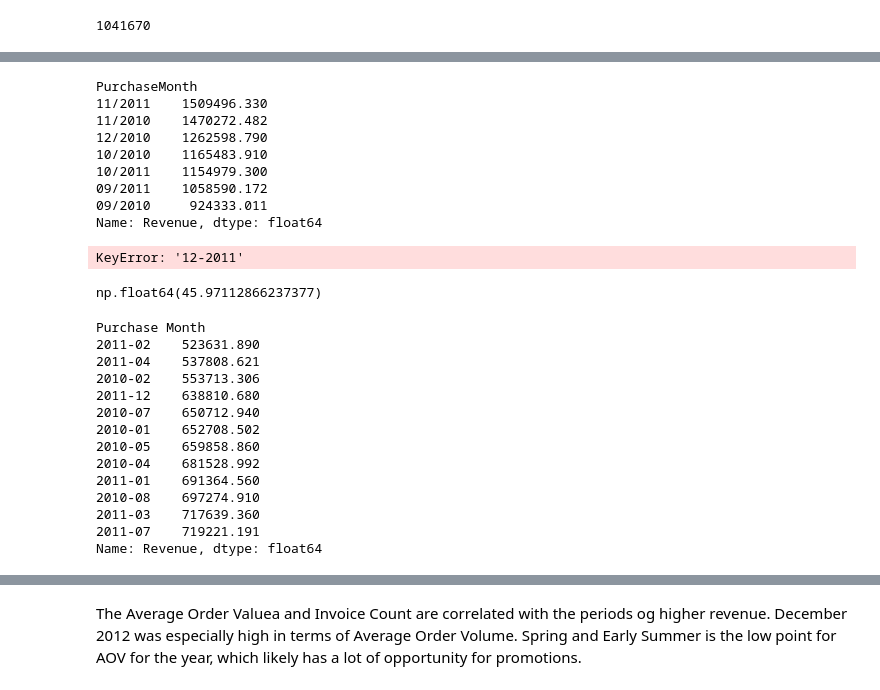
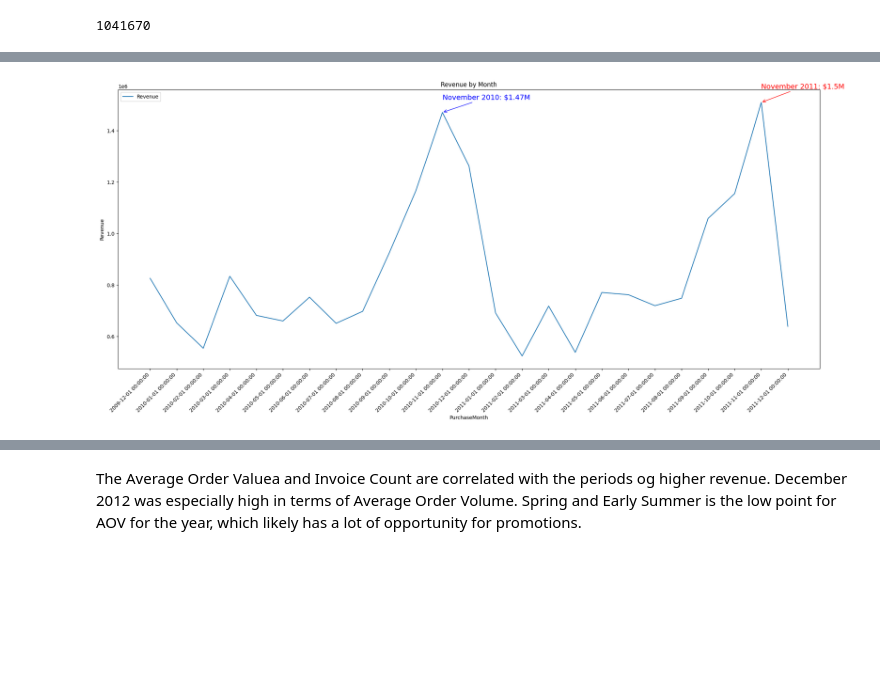
Before and after one commit to kacpersienkiewicz/Online-Retail-II, a Jupyter notebook: 02_eda.ipynb, the cells around one changed output, grey strips where cells are left out. Saved outputs shown, nothing was run; the diff lists cells and outputs as text; code cells hidden in the pictures; blank space fills up the shorter version.

```diff
--- a/02_eda.ipynb
+++ b/02_eda.ipynb
@@ -76,8 +77,8 @@ cur.fetchall()
 # %%
-query = """SELECT PurchaseMonth, SUM(Revenue) as 'Monthly Revenue'
+query = """SELECT PurchaseMonth, SUM(Revenue) as "Monthly Revenue"
 FROM Orders
 GROUP BY PurchaseMonth
-ORDER BY SUM(Revenue) DESC;
+ORDER BY PurchaseMonth ASC;
 """
 cur.execute(query)
-grouped = pd.DataFrame(cur.fetchall())
+grouped = pd.DataFrame(cur.fetchall(), columns=["PurchaseMonth", "Revenue"])
@@ -142,37 +85,34 @@ ConversionError: Failed to convert value(s) to axis units: '11/2011'
-# %%
-grouped.nlargest(7)
-# %% [output]
-PurchaseMonth
-11/2011    1509496.330
-11/2010    1470272.482
-12/2010    1262598.790
-10/2010    1165483.910
-10/2011    1154979.300
-09/2011    1058590.172
-09/2010     924333.011
-Name: Revenue, dtype: float64
-# %%
-(grouped.nlargest(7).sum() + grouped['12-2011']) / grouped.sum() * 100
-# %% [output]
-KeyError: '12-2011'
-# %%
-(grouped.nlargest(7).sum() + grouped['2011-11']) / (grouped.sum() + 900000) * 100
-# %% [output]
-np.float64(45.97112866237377)
-# %%
-grouped.nsmallest(12)
-# %% [output]
-Purchase Month
-2011-02    523631.890
-2011-04    537808.621
-2010-02    553713.306
-2011-12    638810.680
-2010-07    650712.940
-2010-01    652708.502
-2010-05    659858.860
-2010-04    681528.992
-2011-01    691364.560
-2010-08    697274.910
-2011-03    717639.360
-2011-07    719221.191
-Name: Revenue, dtype: float64
+# %%
+highest_point = ("2011-11-01 00:00:00", 1509496.33)
+second_highest_point = ("2010-11-01 00:00:00", 1470272.482)
+highest_point_annotation = "November 2011: $1.5M"
+second_highest_point_annotation = "November 2010: $1.47M"
+
+ax = grouped.plot(figsize=(25,10))
+
+ax.annotate(
+    highest_point_annotation,
+    xy=(grouped[grouped["PurchaseMonth"] == highest_point[0]].index.tolist()[0],highest_point[1]),
+    xytext=(grouped[grouped["PurchaseMonth"] == highest_point[0]].index.tolist()[0], highest_point[1] + 53000),
+    arrowprops=dict(arrowstyle="->", color="red"),
+    fontsize=14,
+    color="red"
+)
+
+ax.annotate(
+    second_highest_point_annotation,
+    xy=(grouped[grouped["PurchaseMonth"] == second_highest_point[0]].index.tolist()[0],second_highest_point[1]),
+    xytext=(grouped[grouped["PurchaseMonth"] == second_highest_point[0]].index.tolist()[0], second_highest_point[1] + 50000),
+    arrowprops=dict(arrowstyle="->", color="blue"),
+    fontsize=14,
+    color="blue"
+)
+
+ax.set_xticks(range(len(grouped)))
+ax.set_xticklabels(sorted(grouped["PurchaseMonth"]), rotation=45, ha="right")
+plt.title("Revenue by Month")
+ax.set_xlabel("PurchaseMonth")
+ax.set_ylabel("Revenue")
+plt.savefig("Images/Revenue_by_month.png")
+# %% [output]
+[figure, added]
```
Also changed, not shown: parts of 53 cells of this notebook.
